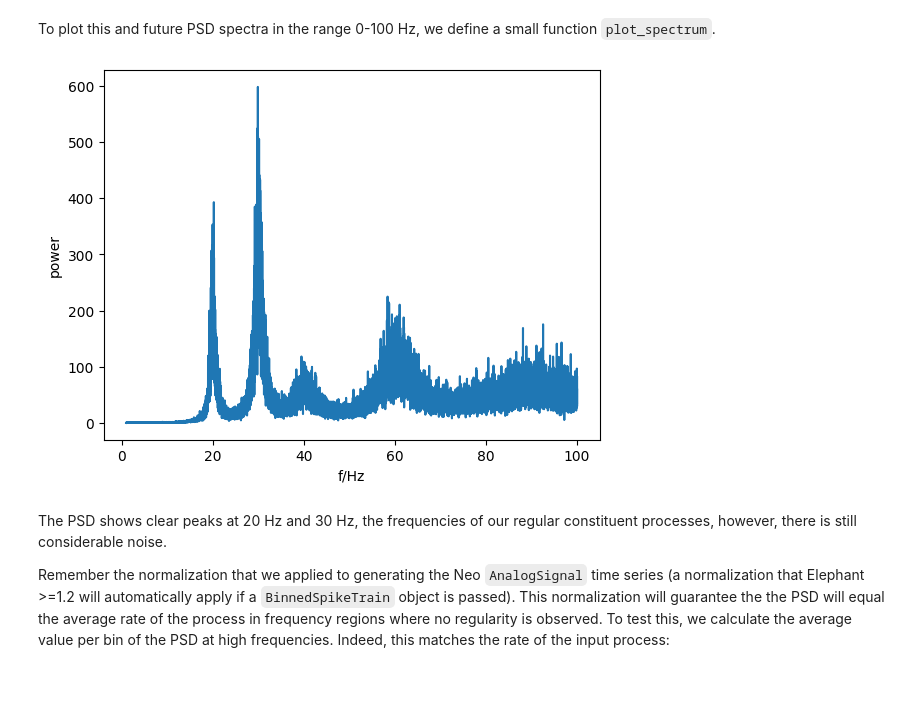
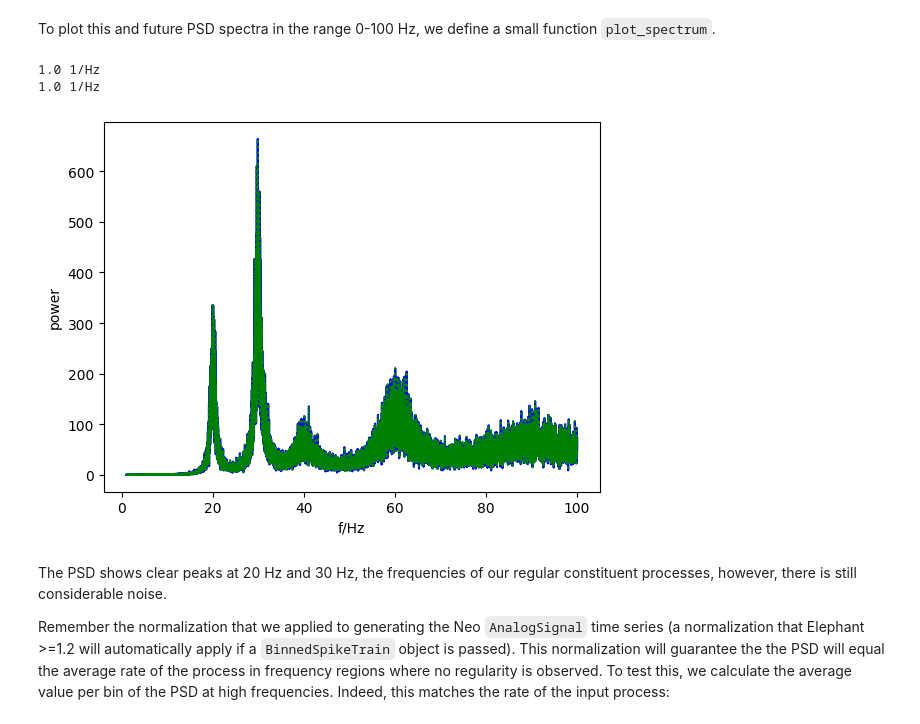
Before and after one commit to INM-6/elephant, a Jupyter notebook: doc/tutorials/spike_power_spectra.ipynb, the cells around one changed output. Saved outputs shown, nothing was run; the diff lists cells and outputs as text; code cells hidden in the pictures; blank space fills up the shorter version.

Commit message:
Updated unit checking

```diff
--- a/doc/tutorials/spike_power_spectra.ipynb
+++ b/doc/tutorials/spike_power_spectra.ipynb
@@ -186,22 +188,30 @@ overlap = 0
 f_w,psd_w = elephant.spectral.welch_psd(
     bst, n_segments=n_segments, overlap=overlap)
 # Elephant <1.2.0:
-# f_w,psd_w = elephant.spectral.welch_psd(
-#     binned_spikes_timeseries, n_segments=n_segments, overlap=overlap)
+f_wo,psd_wo = elephant.spectral.welch_psd(
+    binned_spikes_timeseries, n_segments=n_segments, overlap=overlap)
 # %% [markdown]
 To plot this and future PSD spectra in the range 0-100 Hz, we define a small function `plot_spectrum`.
 # %%
-def plot_spectrum(f, psd):
+def plot_spectrum(f, psd, ps='b-'):
     # Limit frequency axis to 1-100 Hz
     lower_f_index = np.where(f.rescale(pq.Hz).magnitude>1)[0][0]
     upper_f_index = np.where(f.rescale(pq.Hz).magnitude>100)[0][0]
-    plt.plot(f[lower_f_index:upper_f_index], np.transpose(psd[0, lower_f_index:upper_f_index]/2))
+    plt.plot(f[lower_f_index:upper_f_index], np.transpose(psd[0, lower_f_index:upper_f_index]/2), ps)
     plt.xlabel("f/Hz")
     plt.ylabel("power")
 
 plot_spectrum(f_w, psd_w)
+plot_spectrum(f_wo, psd_wo,'g:')
+
+print(psd_w.units)
+print(psd_wo.units)
+
+assert(np.allclose(psd_w.magnitude,psd_wo.magnitude)==True)
 # %% [output]
+1.0 1/Hz
+1.0 1/Hz
-[figure, old version]
+[figure, new version]
 # %% [markdown]
 The PSD shows clear peaks at 20 Hz and 30 Hz, the frequencies of our regular constituent processes, however, there is still considerable noise.
 
```
Also changed, not shown: parts of 5 cells of this notebook, 1 other file.
